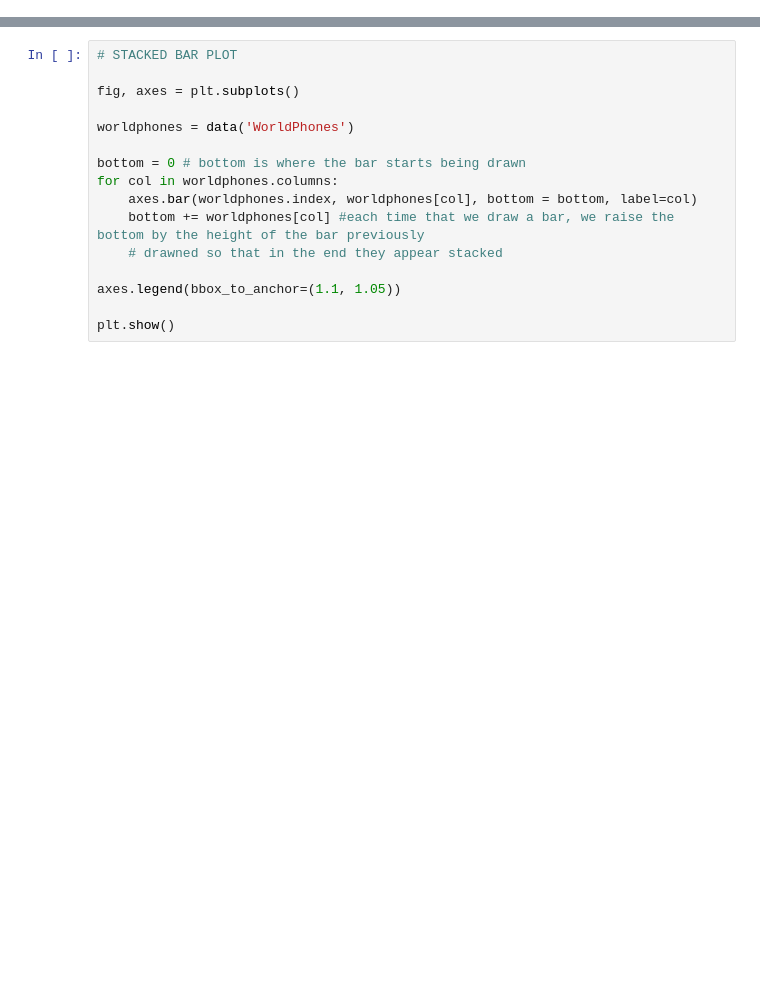
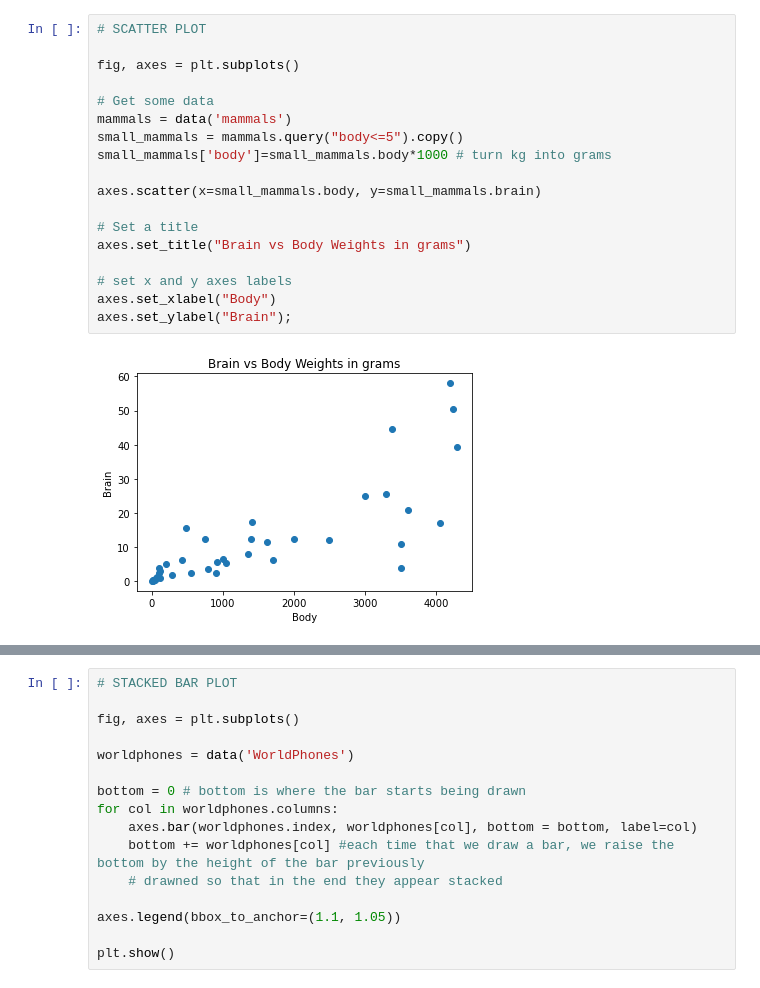
Before and after one commit to massardier/visualizations_python, a Jupyter notebook: pyplot.ipynb, the cells around one changed output, grey strips where cells are left out. Drawn from its saved outputs; the diff is of its cells as text; blank space fills up the shorter version.

```diff
--- a/pyplot.ipynb
+++ b/pyplot.ipynb
@@ -568,0 +144,20 @@ plt.show()
+# %%
+# SCATTER PLOT
+
+fig, axes = plt.subplots()
+
+# Get some data
+mammals = data('mammals')
+small_mammals = mammals.query("body<=5").copy()
+small_mammals['body']=small_mammals.body*1000 # turn kg into grams
+
+axes.scatter(x=small_mammals.body, y=small_mammals.brain)
+
+# Set a title
+axes.set_title("Brain vs Body Weights in grams")
+
+# set x and y axes labels
+axes.set_xlabel("Body")
+axes.set_ylabel("Brain");
+# %% [output]
+[figure, added]
```
Also changed, not shown: parts of 82 cells of this notebook, 15 other files.
